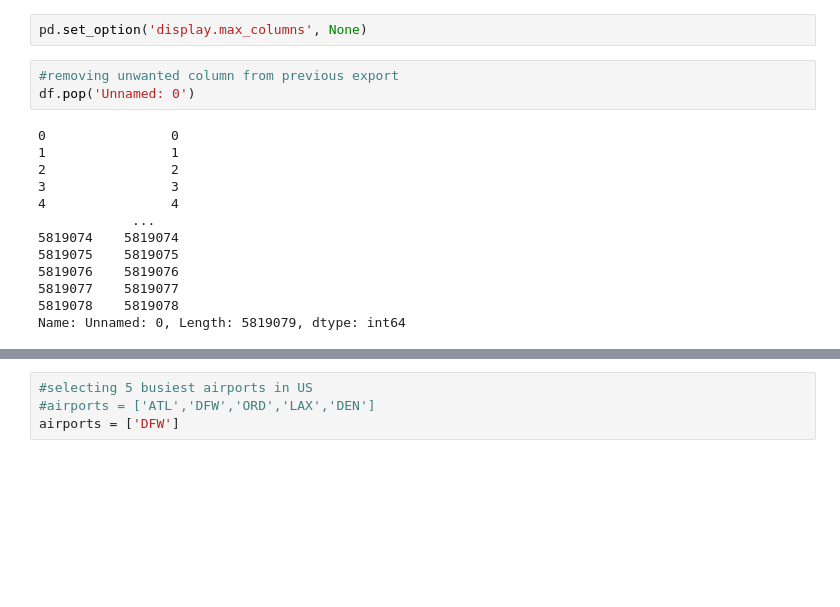
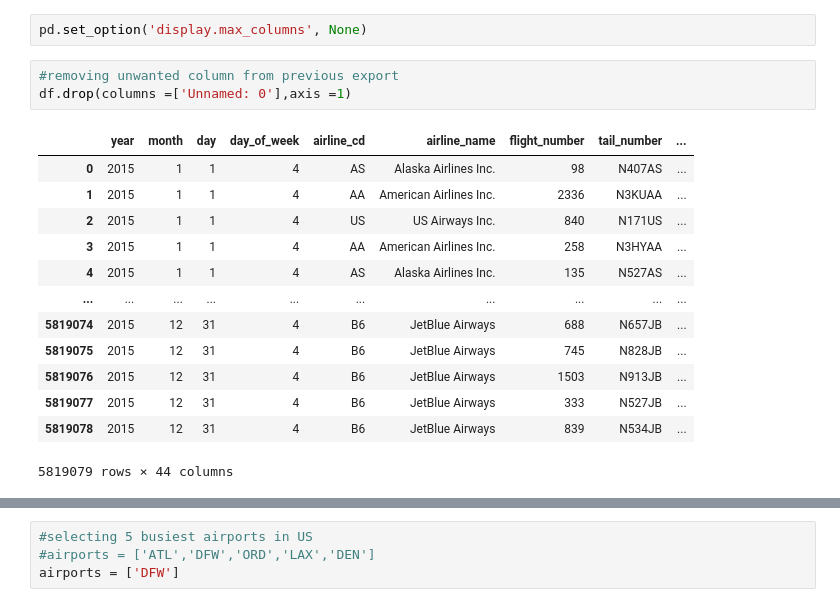
Before and after one commit to ahosk/ML7331-Lab1, a Jupyter notebook: log_regression.ipynb, the cells around one changed output, grey strips where cells are left out. Saved outputs shown, nothing was run; the diff lists cells and outputs as text; blank space fills up the shorter version.

```diff
--- a/log_regression.ipynb
+++ b/log_regression.ipynb
@@ -20,17 +20,18 @@ df = pd.read_csv(r'/Users/allen/Documents/GitHub/ML7331-Lab1/airline_merged.csv'
 pd.set_option('display.max_columns', None)
 # %%
 #removing unwanted column from previous export
-df.pop('Unnamed: 0')
+df.drop(columns =['Unnamed: 0'],axis =1)
 # %% [output]
+|  | year | month | day | day_of_week | airline_cd | airline_name | flight_number | tail_number | ... |
+| 0 | 2015 | 1 | 1 | 4 | AS | Alaska Airlines Inc. | 98 | N407AS | ... |
+| 1 | 2015 | 1 | 1 | 4 | AA | American Airlines Inc. | 2336 | N3KUAA | ... |
+| 2 | 2015 | 1 | 1 | 4 | US | US Airways Inc. | 840 | N171US | ... |
+| 3 | 2015 | 1 | 1 | 4 | AA | American Airlines Inc. | 258 | N3HYAA | ... |
+| 4 | 2015 | 1 | 1 | 4 | AS | Alaska Airlines Inc. | 135 | N527AS | ... |
+| ... | ... | ... | ... | ... | ... | ... | ... | ... | ... |
+| 5819074 | 2015 | 12 | 31 | 4 | B6 | JetBlue Airways | 688 | N657JB | ... |
+| 5819075 | 2015 | 12 | 31 | 4 | B6 | JetBlue Airways | 745 | N828JB | ... |
+| 5819076 | 2015 | 12 | 31 | 4 | B6 | JetBlue Airways | 1503 | N913JB | ... |
+| 5819077 | 2015 | 12 | 31 | 4 | B6 | JetBlue Airways | 333 | N527JB | ... |
+| 5819078 | 2015 | 12 | 31 | 4 | B6 | JetBlue Airways | 839 | N534JB | ... |
-0                0
-1                1
-2                2
-3                3
-4                4
-            ...
-5819074    5819074
-5819075    5819075
-5819076    5819076
-5819077    5819077
-5819078    5819078
-Name: Unnamed: 0, Length: 5819079, dtype: int64
+5819079 rows × 44 columns
```
Also changed, not shown: parts of 11 cells of this notebook.
